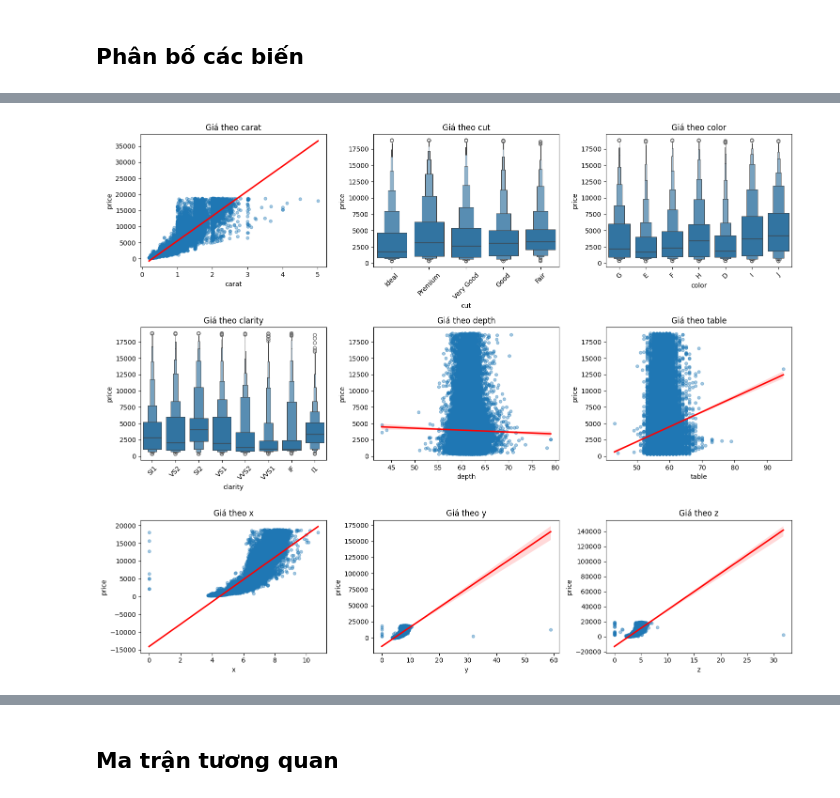
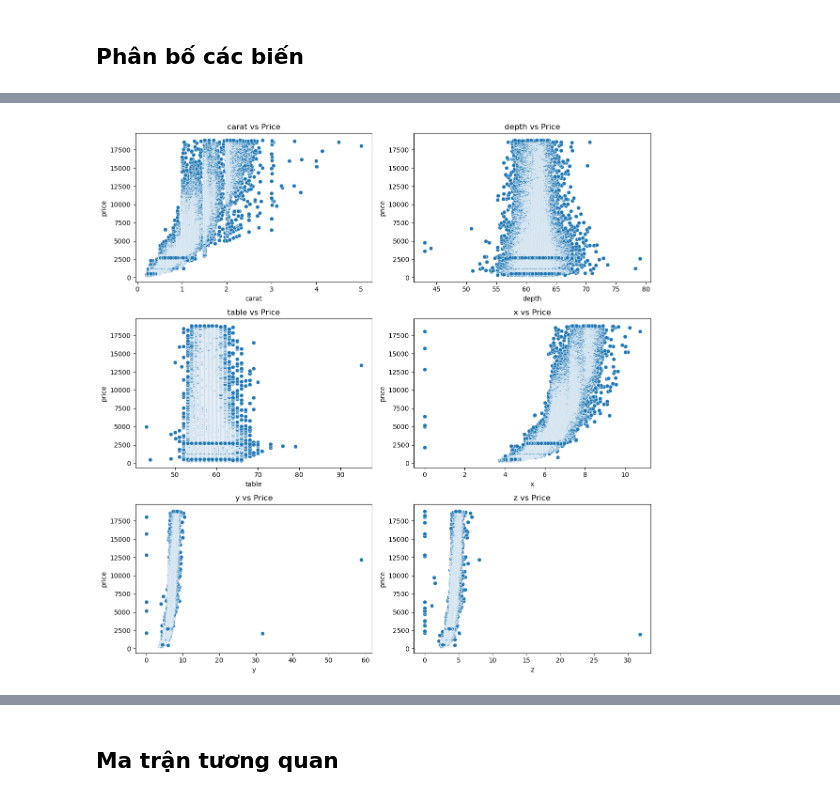
Before and after one commit to lad94220/ML-Lab1, a Jupyter notebook: notebooks/01_data_exploration.ipynb, the cells around one changed output, grey strips where cells are left out. Drawn from its saved outputs; the diff is of its cells as text; code cells hidden in the pictures.

```diff
--- a/notebooks/01_data_exploration.ipynb
+++ b/notebooks/01_data_exploration.ipynb
@@ -119,14 +124,10 @@ plt.show()
-# %%
-plt.figure(figsize=(15, rows * 4))
-for i, col in enumerate(features, 1):
-    plt.subplot(rows, 3, i)
-    if data[col].dtype == 'object':
-        sns.boxenplot(data=data, x=col, y='price', order=data[col].value_counts().index)
-        plt.xticks(rotation=45)
-    else:
-        sns.regplot(data=data, x=col, y='price', scatter_kws={'alpha':0.4, 's':20}, line_kws={'color':'red'})
-    plt.title(f'Giá theo {col}')
-plt.tight_layout()
-plt.show()
-# %% [output]
-[figure, removed]
+# %%
+plt.figure(figsize=(12, 12))
+for col in numerical_cols:
+    plt.subplot(3, 2, numerical_cols.index(col) + 1)
+    sns.scatterplot(data=data, x=col, y='price')
+    plt.title(f'{col} vs Price')
+plt.tight_layout()
+plt.show()
+# %% [output]
+[figure, added]
```
Also changed, not shown: parts of 19 cells of this notebook, 15 other files.
